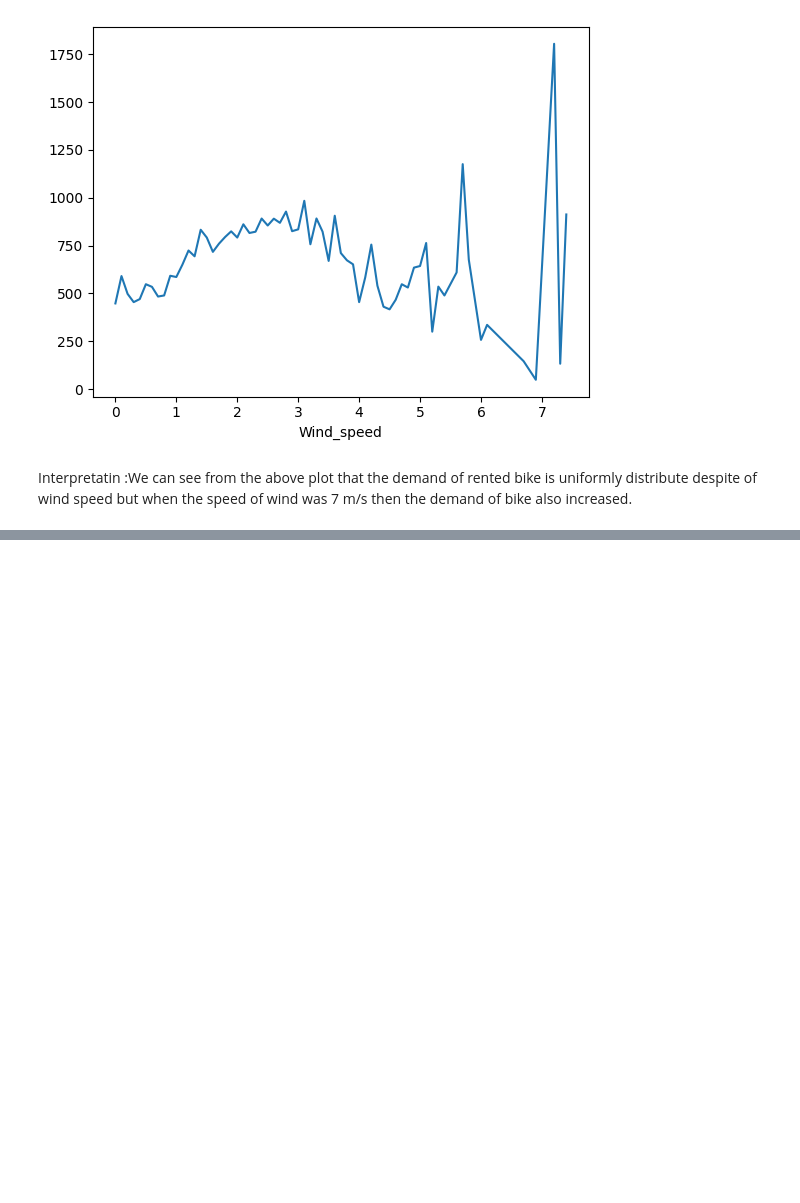
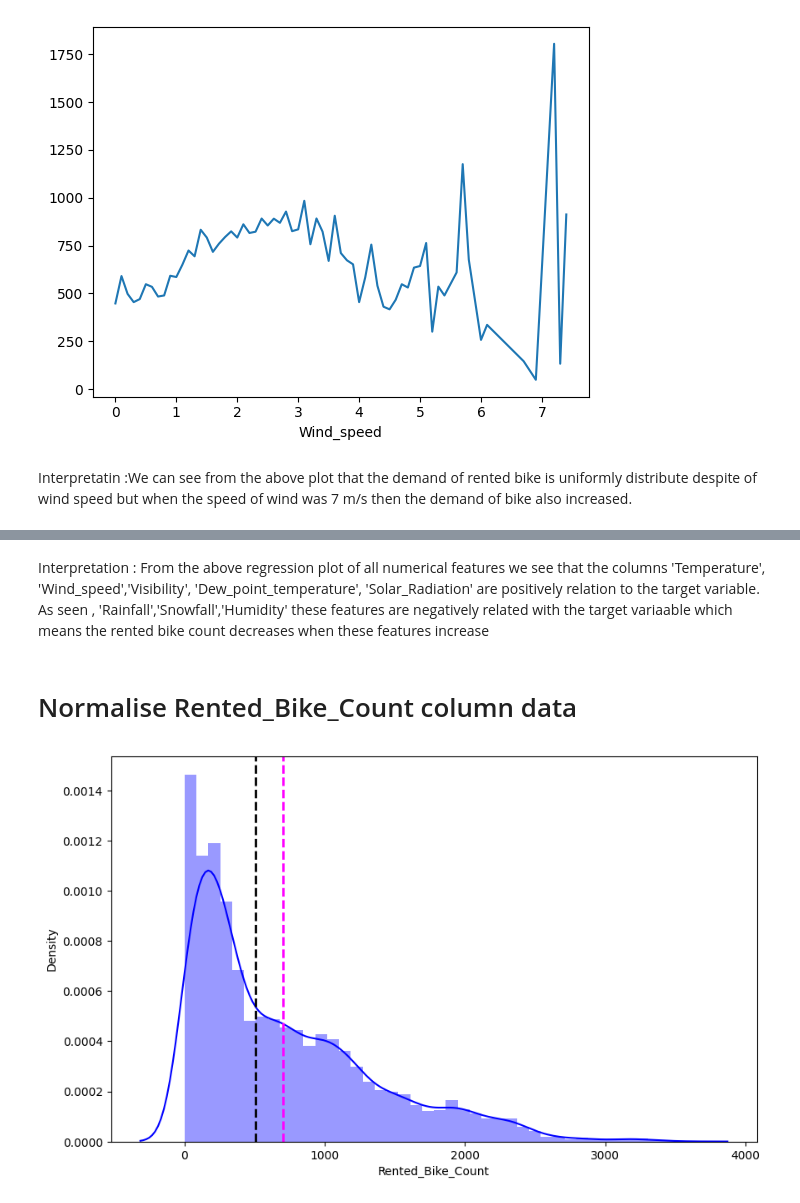
Before and after one commit to Nikhilprasad1010/BikeSharingDemandPrediction, a Jupyter notebook: Bike_Sharing_Demand_Prediction.ipynb, the cells around one changed output, grey strips where cells are left out. Cells and saved outputs as stored; diff of their text form; code cells hidden in the pictures; blank space fills up the shorter version.

```diff
--- a/Bike_Sharing_Demand_Prediction.ipynb
+++ b/Bike_Sharing_Demand_Prediction.ipynb
@@ -436,0 +456,15 @@ Interpretatin :We can see from the above plot that the demand of rented bike is
+# %% [markdown]
+Interpretation : From the above regression plot of all numerical features we see that the columns 'Temperature', 'Wind_speed','Visibility', 'Dew_point_temperature', 'Solar_Radiation' are positively relation to the target variable. As seen , 'Rainfall','Snowfall','Humidity' these features are negatively related with the target variaable which means the rented bike count decreases when these features increase
+# %% [markdown]
+# Normalise Rented_Bike_Count column data
+# %%
+#Distribution plot of Rented Bike Count
+plt.figure(figsize=(10,6))
+plt.xlabel('Rented_Bike_Count')
+plt.ylabel('Density')
+ax=sns.distplot(bike_df['Rented_Bike_Count'],hist=True ,color="blue")
+ax.axvline(bike_df['Rented_Bike_Count'].mean(), color='magenta', linestyle='dashed', linewidth=2)
+ax.axvline(bike_df['Rented_Bike_Count'].median(), color='black', linestyle='dashed', linewidth=2)
+plt.show()
+# %% [output]
+[figure, added]
```
Also changed, not shown: parts of 16 cells of this notebook.
